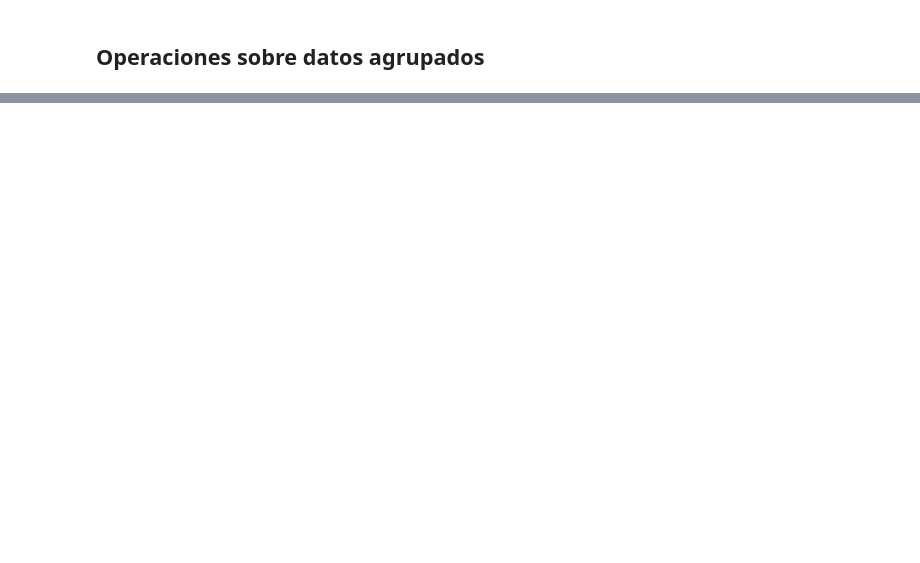
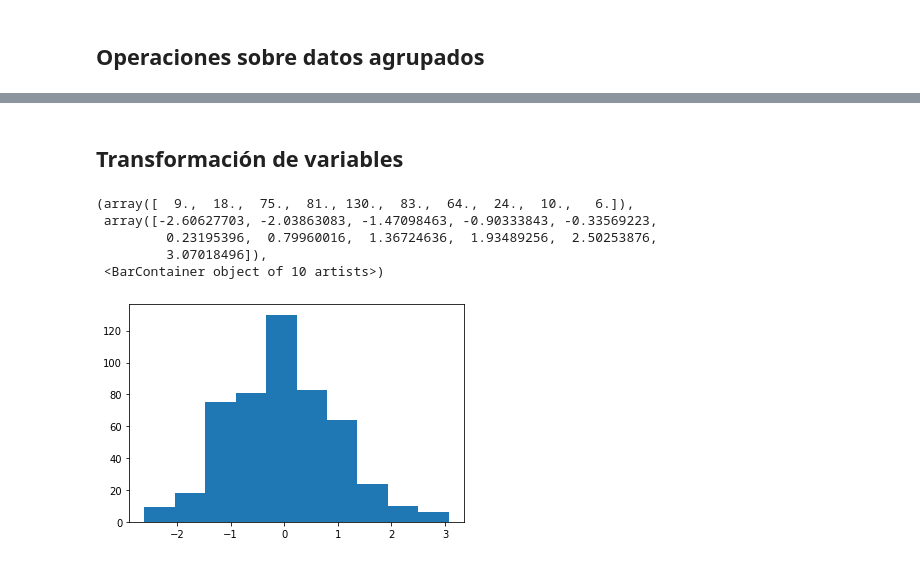
Before and after one commit to rcsoso/MACHINE-LEARNING---UDEMY, a Jupyter notebook: src/T2 - 3 - Data Cleaning - Agrupación de datos.ipynb, the cells around one changed output, grey strips where cells are left out. Saved outputs shown, nothing was run; the diff lists cells and outputs as text; code cells hidden in the pictures; blank space fills up the shorter version.

```diff
--- a/src/T2 - 3 - Data Cleaning - Agrupación de datos.ipynb
+++ b/src/T2 - 3 - Data Cleaning - Agrupación de datos.ipynb
@@ -285,0 +316,15 @@ doble_agrupacion.aggregate([lambda x: np.mean(x)/np.std(x)])
+# %% [markdown]
+## Transformación de variables
+# %%
+zscore = lambda x: (x - x.mean()) / x.std() # Una puntuación z mide exactamente cuántas desviaciones estándar por encima o por debajo de la media está un punto de datos.
+# %%
+z_group = doble_agrupacion.transform(zscore) # Manera de transformar los datos mediante la funciín zscore, la cual es la puntuación z.
+# %%
+plt.hist(z_group["Edad"])
+# %% [output]
+(array([  9.,  18.,  75.,  81., 130.,  83.,  64.,  24.,  10.,   6.]),
+ array([-2.60627703, -2.03863083, -1.47098463, -0.90333843, -0.33569223,
+         0.23195396,  0.79960016,  1.36724636,  1.93489256,  2.50253876,
+         3.07018496]),
+ <BarContainer object of 10 artists>)
+[figure, added]
```
Also changed, not shown: parts of 60 cells of this notebook.
